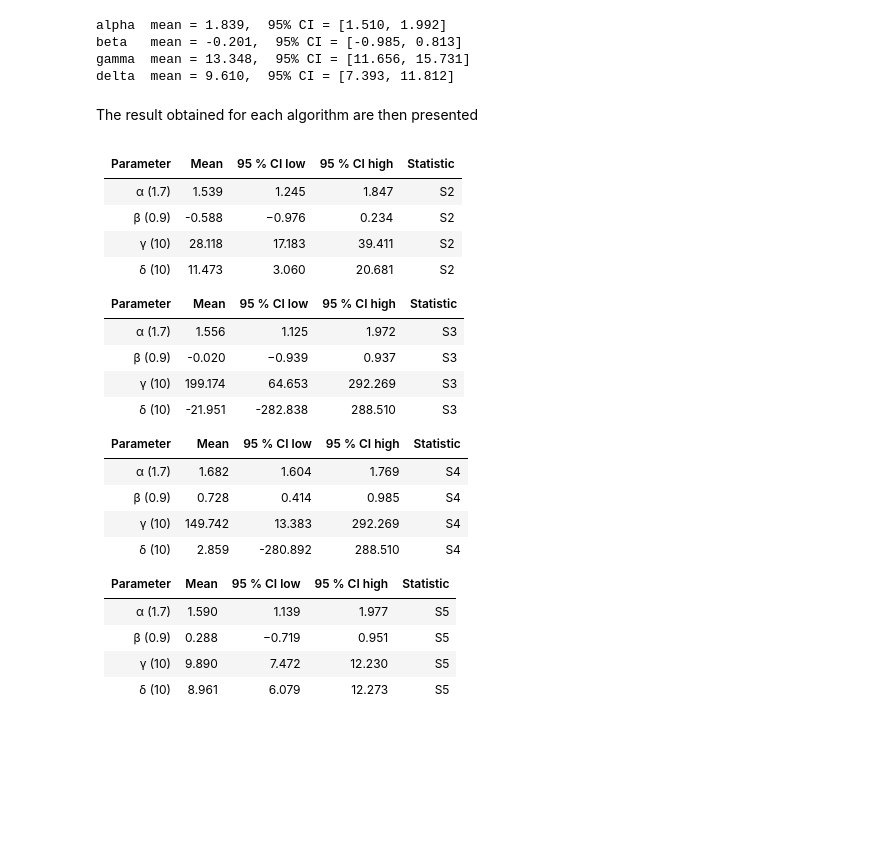
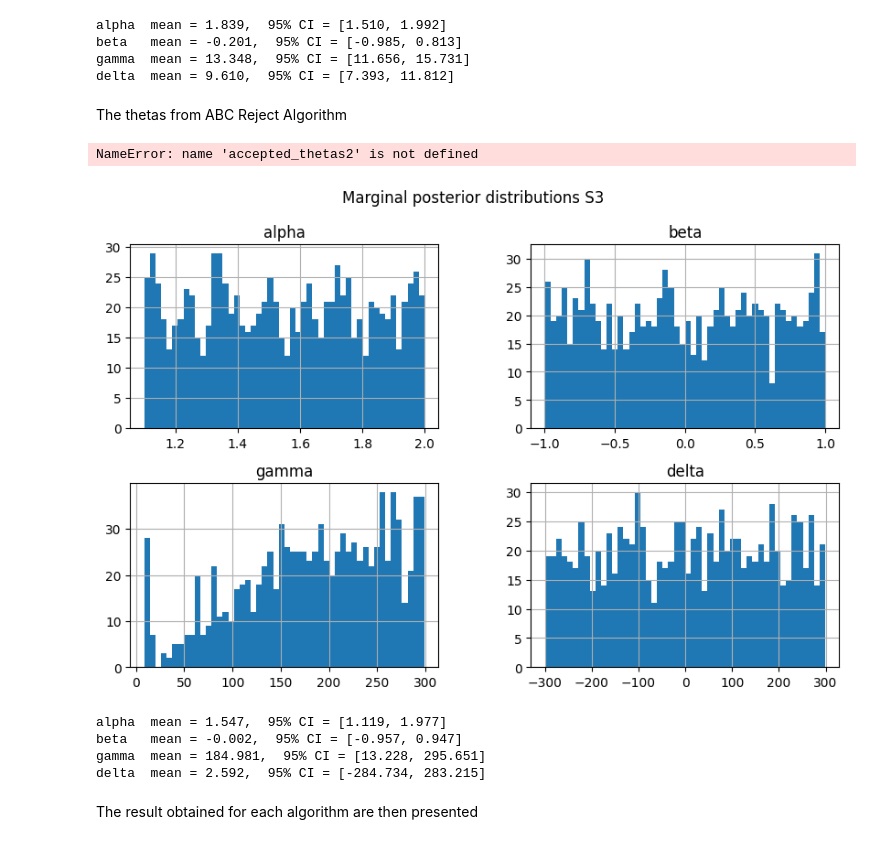
Before and after one commit to elyanrgn/ABC_alpha_stable_models, a Jupyter notebook: main.ipynb, the cells around one changed output. Drawn from its saved outputs; the diff is of its cells as text; code cells hidden in the pictures; blank space fills up the shorter version.

Commit message:
Add of ABC Reject

```diff
--- a/main.ipynb
+++ b/main.ipynb
@@ -416,3 +684,19 @@ def distance_function(S_sim, S_obs):
+# %%
+@jax.jit
+def distance_function(S_sim, S_obs):
+    diff = S_sim - S_obs
+    return jnp.einsum('...i,...i->...', diff, diff)   #Returns the squared distance for computational efficiency in smc_prc_abc
+
+
+#The function is vectorized to compute the distance for each row of S_sim_batch
+@jax.jit
+def distance_batch(S_sim_batch: jnp.ndarray, S_obs: jnp.ndarray) -> jnp.ndarray:
+    """
+    Renvoie la distance euclidienne ||S_sim - S_obs||₂ pour chaque ligne de S_sim_batch.
+    S_sim_batch : shape (B, d)   ;   S_obs : shape (d,)
+    """
+    diff = S_sim_batch - S_obs          # broadcasting (B, d)
+    return jnp.sqrt(jnp.sum(diff ** 2, axis=-1))  # (B,)
 # %%
 def estimate_sigma_hat(
     theta_ref,            # θ⋆ (1-d array, dim d)
@@ -674,0 +1039,11 @@ array([ 9.0957975e-01,  7.2426581e-01,  5.1896793e-01,  3.3105880e-01,
+# %%
+accepted_thetass3 = abc_rejection_vec(
+    y_obs          = x_obs,             # 1-D array
+    summary_stat_batch = summary_stat_3_batch,
+    prior_sample   = prior_sample,
+    sim_rqmc_batch = simulation_alpha_stable_rqmc_batch,
+    N              = 1_000,                  # on veut 1000 θ acceptés
+    n_sim          = 512,                    # (multiple de 3)
+    epsilon        = 0.78125,                   # seuil ABC
+    batch_size     = 10_000,                 # bloc de travail
+)
@@ -761,41 +1183,22 @@ alpha  mean = 1.839,  95% CI = [1.510, 1.992]
 beta   mean = -0.201,  95% CI = [-0.985, 0.813]
 gamma  mean = 13.348,  95% CI = [11.656, 15.731]
 delta  mean = 9.610,  95% CI = [7.393, 11.812]
+# %% [markdown]
+The thetas from ABC Reject Algorithm
+# %%
+plot_theta(accepted_thetas2,2)
+plot_theta(accepted_thetass3,3)
+plot_theta(accepted_thetass4,4)
+plot_theta(accepted_thetass5,5)
+# %% [output]
+NameError: name 'accepted_thetas2' is not defined
+# %%
+plot_theta(accepted_thetass3,3)
+# %% [output]
+[figure, added]
+alpha  mean = 1.547,  95% CI = [1.119, 1.977]
+beta   mean = -0.002,  95% CI = [-0.957, 0.947]
+gamma  mean = 184.981,  95% CI = [13.228, 295.651]
+delta  mean = 2.592,  95% CI = [-284.734, 283.215]
 # %% [markdown]
 The result obtained for each algorithm are then presented
-# %% [markdown]
-| Parameter | Mean    | 95 % CI low | 95 % CI high | Statistic |
-|-----------|:-------:|:-----------:|:------------:|----:      |
-| α (1.7)   | 1.539   | 1.245       | 1.847        | S2        |
-| β (0.9)   | -0.588  | −0.976      | 0.234        | S2        |
-| γ (10)    | 28.118  | 17.183      | 39.411       | S2        |
-| δ (10)    | 11.473  | 3.060       |  20.681      | S2        |
-
-
-| Parameter | Mean    | 95 % CI low | 95 % CI high | Statistic |
-|-----------|:-------:|:-----------:|:------------:|----:      |
-| α (1.7)   | 1.556   | 1.125       | 1.972        | S3        |
-| β (0.9)   | -0.020  | −0.939      | 0.937        | S3        |
-| γ (10)    | 199.174 | 64.653      | 292.269      | S3        |
-| δ (10)    | -21.951 | -282.838    |  288.510     | S3        |
-
-
-
-| Parameter | Mean    | 95 % CI low | 95 % CI high | Statistic |
-|-----------|:-------:|:-----------:|:------------:|----:      |
-| α (1.7)   | 1.682   | 1.604       | 1.769        | S4        |
-| β (0.9)   | 0.728   | 0.414       | 0.985        | S4        |
-| γ (10)    | 149.742 | 13.383      | 292.269      | S4        |
-| δ (10)    | 2.859   | -280.892    | 288.510      | S4        |
-
-
-
-
-
-
-| Parameter | Mean    | 95 % CI low | 95 % CI high | Statistic |
-|-----------|:-------:|:-----------:|:------------:|----:      |
-| α (1.7)   | 1.590   | 1.139       | 1.977        | S5        |
-| β (0.9)   | 0.288   | −0.719      | 0.951        | S5        |
-| γ (10)    | 9.890   | 7.472       | 12.230       | S5        |
-| δ (10)    | 8.961   | 6.079       |  12.273      | S5        |
```
Also changed, not shown: parts of 31 cells of this notebook.
